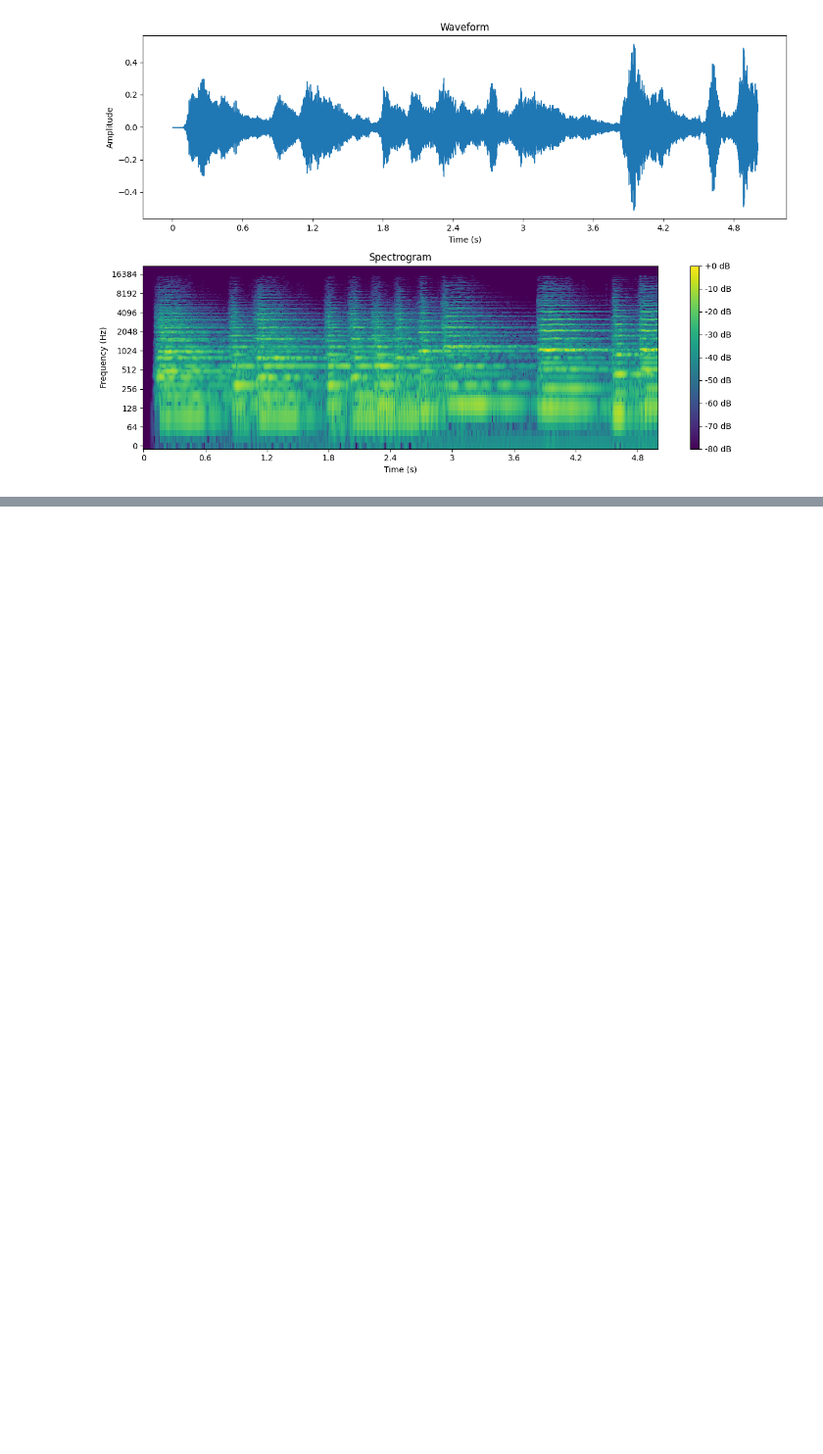
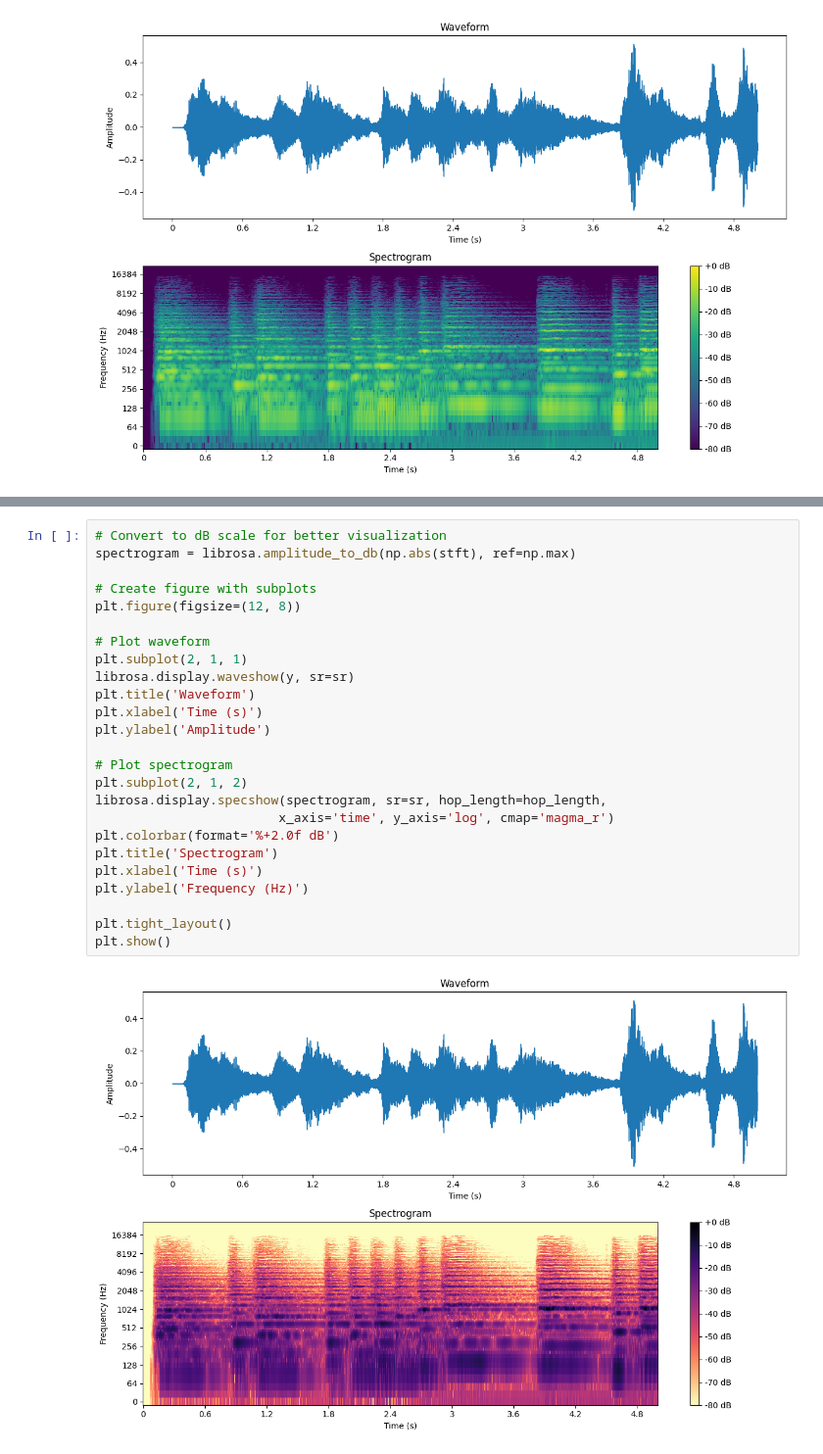
Before and after one commit to mharunturkmenoglu/aud2image, a Jupyter notebook: spec2music.ipynb, the cells around one changed output, grey strips where cells are left out. Shown at 98% size. Cells and saved outputs as stored; diff of their text form; blank space fills up the shorter version.

```diff
--- a/spec2music.ipynb
+++ b/spec2music.ipynb
@@ -208,0 +236,27 @@ Reconstructed audio saved to reconstructed_audio.wav
+# %%
+# Convert to dB scale for better visualization
+spectrogram = librosa.amplitude_to_db(np.abs(stft), ref=np.max)
+
+# Create figure with subplots
+plt.figure(figsize=(12, 8))
+
+# Plot waveform
+plt.subplot(2, 1, 1)
+librosa.display.waveshow(y, sr=sr)
+plt.title('Waveform')
+plt.xlabel('Time (s)')
+plt.ylabel('Amplitude')
+
+# Plot spectrogram
+plt.subplot(2, 1, 2)
+librosa.display.specshow(spectrogram, sr=sr, hop_length=hop_length,
+                        x_axis='time', y_axis='log', cmap='magma_r')
+plt.colorbar(format='%+2.0f dB')
+plt.title('Spectrogram')
+plt.xlabel('Time (s)')
+plt.ylabel('Frequency (Hz)')
+
+plt.tight_layout()
+plt.show()
+# %% [output]
+[figure, added]
```
Also changed, not shown: parts of 8 cells of this notebook.
